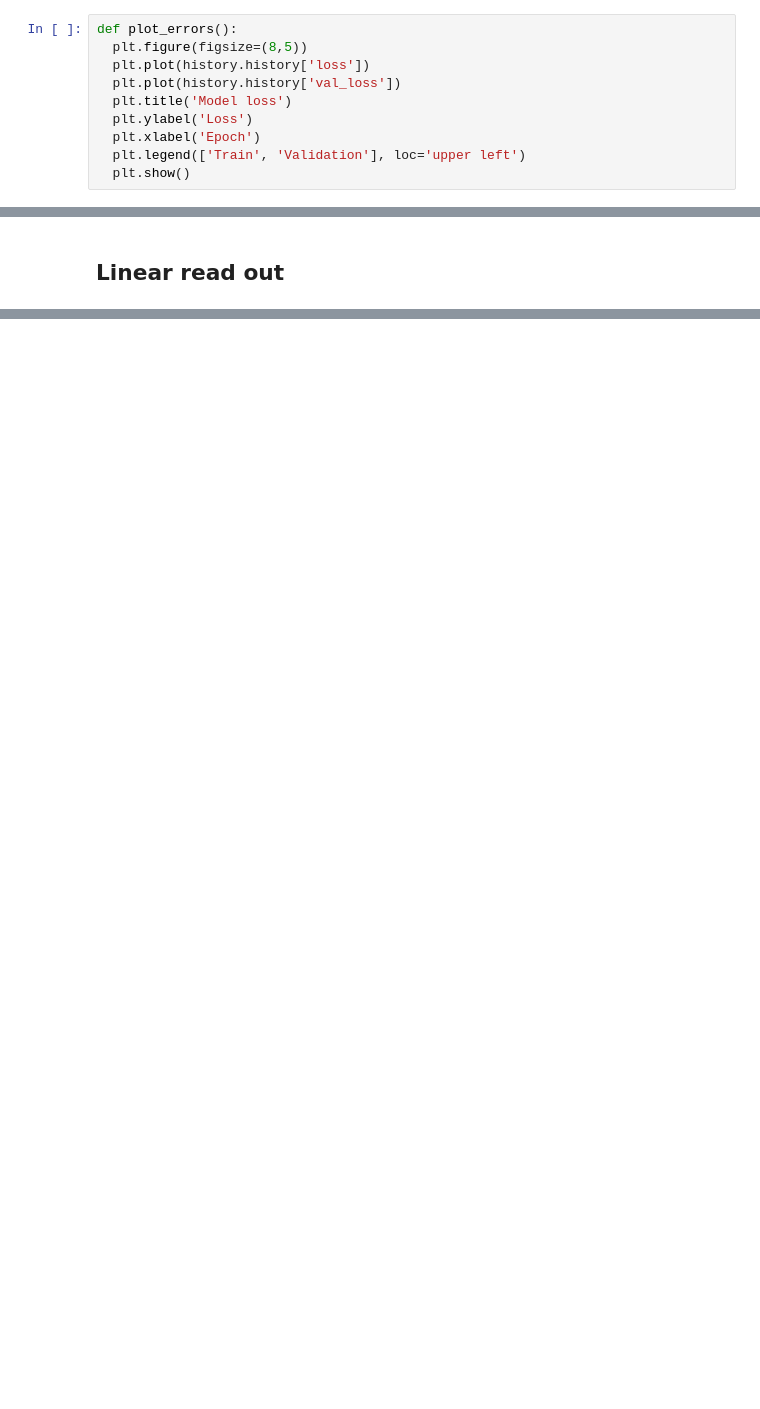
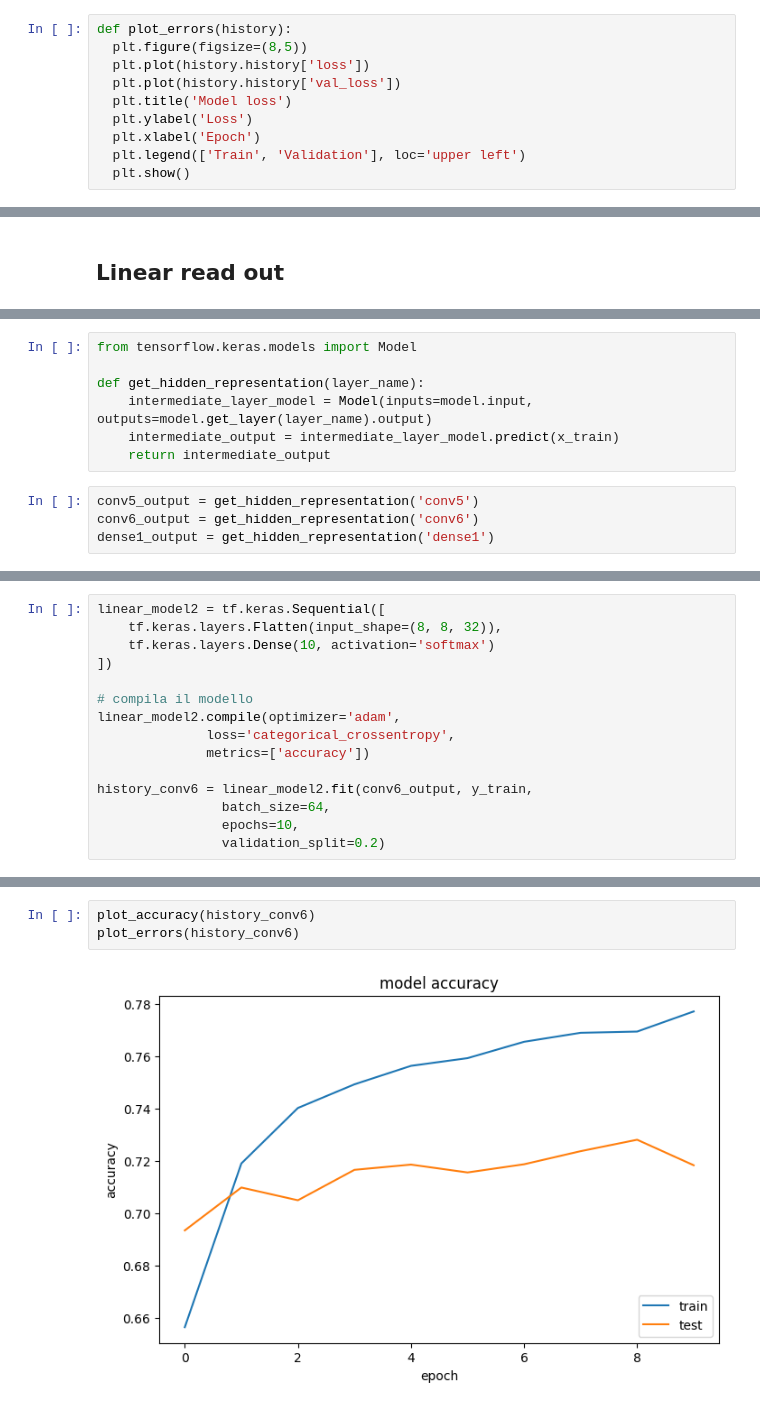
Before and after one commit to C1PO/CIFAR10-classification_and_analysis, a Jupyter notebook: cognition&computation.ipynb, the cells around one changed output, grey strips where cells are left out. Cells and saved outputs as stored; diff of their text form; blank space fills up the shorter version.

```diff
--- a/cognition&computation.ipynb
+++ b/cognition&computation.ipynb
@@ -185,5 +195,5 @@ plot_accuracy()
 # %%
-def plot_errors():
+def plot_errors(history):
   plt.figure(figsize=(8,5))
   plt.plot(history.history['loss'])
   plt.plot(history.history['val_loss'])
@@ -454,0 +230,11 @@ Accuracy of the network on the 10000 test images: 59 %
+# %%
+from tensorflow.keras.models import Model
+
+def get_hidden_representation(layer_name):
+    intermediate_layer_model = Model(inputs=model.input, outputs=model.get_layer(layer_name).output)
+    intermediate_output = intermediate_layer_model.predict(x_train)
+    return intermediate_output
+# %%
+conv5_output = get_hidden_representation('conv5')
+conv6_output = get_hidden_representation('conv6')
+dense1_output = get_hidden_representation('dense1')
@@ -454,0 +286,15 @@ Accuracy of the network on the 10000 test images: 59 %
+# %%
+linear_model2 = tf.keras.Sequential([
+    tf.keras.layers.Flatten(input_shape=(8, 8, 32)),
+    tf.keras.layers.Dense(10, activation='softmax')
+])
+
+# compila il modello
+linear_model2.compile(optimizer='adam',
+              loss='categorical_crossentropy',
+              metrics=['accuracy'])
+
+history_conv6 = linear_model2.fit(conv6_output, y_train,
+                batch_size=64,
+                epochs=10,
+                validation_split=0.2)
@@ -454,0 +375,5 @@ Accuracy of the network on the 10000 test images: 59 %
+# %%
+plot_accuracy(history_conv6)
+plot_errors(history_conv6)
+# %% [output]
+[figure, added]
```
Also changed, not shown: parts of 59 cells of this notebook.
